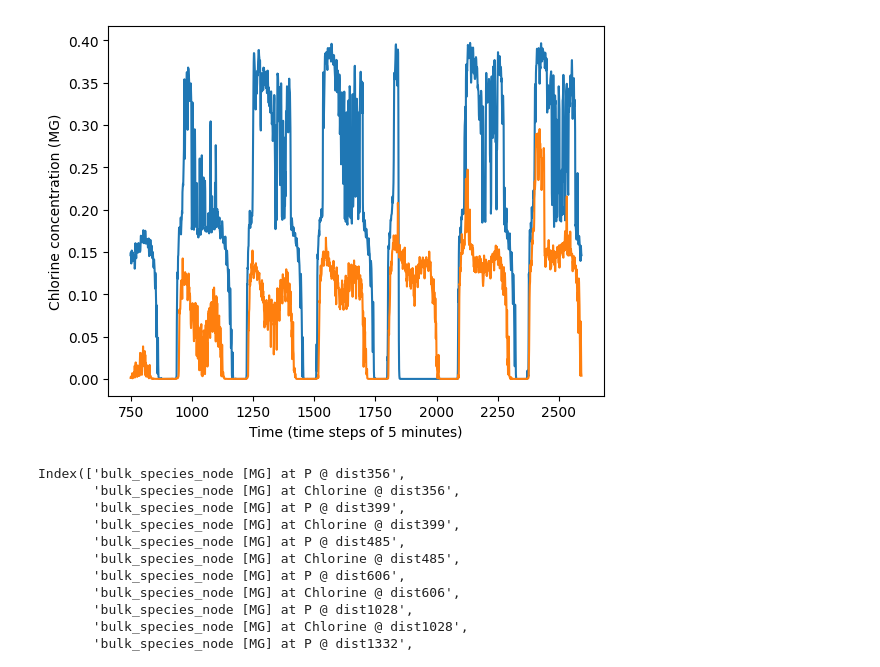
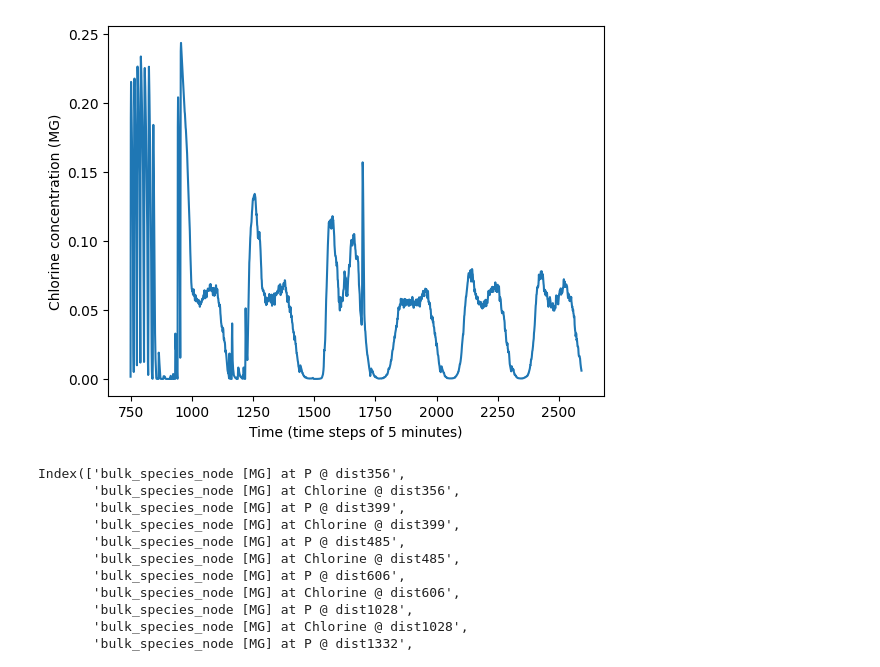
Before and after one commit to elineee/AI-for-Drinking-Water-Chlorination-Challenge-IJCAI-25, a Jupyter notebook: data/data_transformation.ipynb, the cells around one changed output. Saved outputs shown, nothing was run; the diff lists cells and outputs as text; code cells hidden in the pictures.

```diff
--- a/data/data_transformation.ipynb
+++ b/data/data_transformation.ipynb
@@ -4,37 +4,37 @@ import matplotlib.pyplot as plt
 df1 = pd.read_csv(".\\data_compet\\scada_data_test_0.csv")
 df2 = pd.read_csv(".\\data_compet\\scada_data_test_2.csv")
 df3 = pd.read_csv(".\\data_compet\\scada_data_test_5.csv")
 df4 = pd.read_csv(".\\data_compet\\scada_data_test_6.csv")
 df5 = pd.read_csv(".\\data_compet\\scada_data_test_8.csv")
-df_clean = pd.read_csv(".\\data_compet\\scada_data_clean_1.csv")
+df_clean = pd.read_csv(".\\data_compet\\scada_data_clean_7.csv")
 #df_2 = pd.read_csv(".\\data_arsenic\\scada_data_clean_1.csv")
 # df = pd.read_csv(".\\data_arsenic\\scada_data_clean_1.csv")
 # df_2 = pd.read_csv(".\\data_arsenic\\scada_data_conta_node_423_test_1.csv")
 
 # node_id = "dist423"
 # column_name = f"bulk_species_node [MG] at Chlorine @ {node_id}"
 
 def plot_time_series(df, node):
     column_name_cl = f"bulk_species_node [MG] at Chlorine @ {node}"
     if column_name_cl in df.columns:
         df[column_name_cl][750:].plot()
         # add labels
         plt.xlabel("Time (time steps of 5 minutes)")
         plt.ylabel("Chlorine concentration (MG)")
         # plt.ylabel("Values over time")
         plt.savefig("chlo_anomaly.pdf")
     else:
         print(f"Column {column_name_cl} not found in DataFrame.")
 
-node = "dist1915"
+node = "dist356"
 plot_time_series(df1, node)
 # plot_time_series(df2, node)
-plot_time_series(df_clean, node)
+#plot_time_series(df_clean, node)
 # plot_time_series(df3, node)
 # plot_time_series(df4, node)
 # plot_time_series(df5, node)
 # %% [output]
-[figure, old version]
+[figure, new version]
 # %%
 
 df_path = ".\\data_compet\\scada_data_train_9_1.csv"
```
Also changed, not shown: 11 other files.
